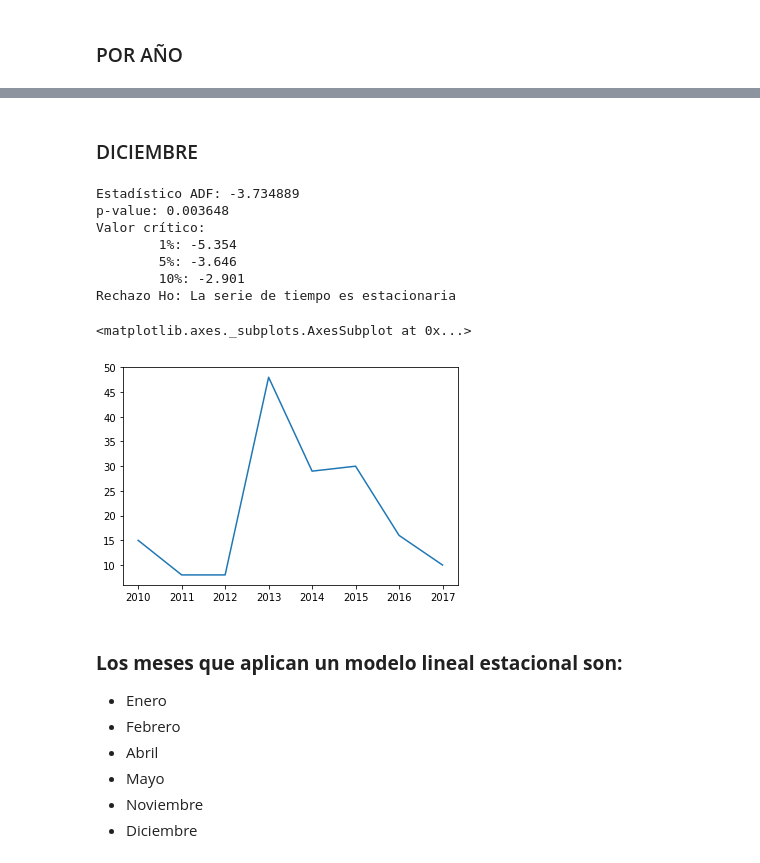
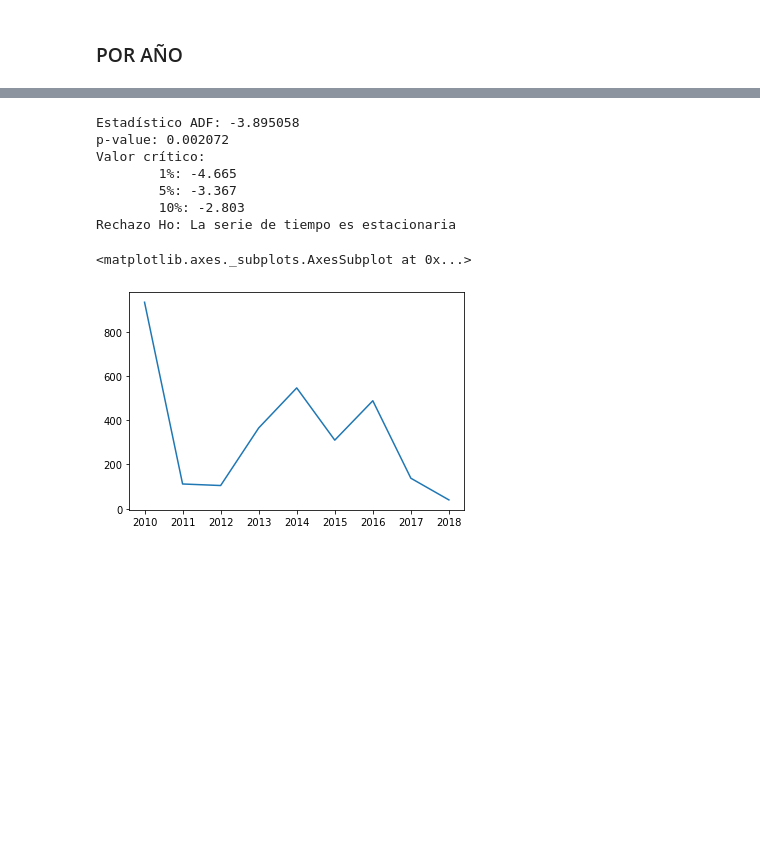
Before and after one commit to JuanImbachi/PDG, a Jupyter notebook: data_analytics/Exploración datos Buga.ipynb, the cells around one changed output, grey strips where cells are left out. Drawn from its saved outputs; the diff is of its cells as text; code cells hidden in the pictures; blank space fills up the shorter version.

```diff
--- a/data_analytics/Exploración datos Buga.ipynb
+++ b/data_analytics/Exploración datos Buga.ipynb
@@ -762,38 +195,25 @@ Rechazo Ho: La serie de tiempo es estacionaria
-# %% [markdown]
-### DICIEMBRE
-# %%
-aux=df[df.MesOcurrencia == 'diciembre']
-month=aux['Ano'].value_counts().sort_index()
-
-recsults = adfuller(month)
-print('Estadístico ADF: %f' % results[0])
-print('p-value: %f' % results[1])
-print('Valor crítico:')
-for key,value in results[4].items():
-    print('\t%s: %.3f'% (key,value))
-
-if results[0] < results[4]["5%"] :
-    print("Rechazo Ho: La serie de tiempo es estacionaria")
-else :
-    print("Acepta Ho: La serie de tiempo no es estacionaria")
-
-month.plot()
-# %% [output]
-Estadístico ADF: -3.734889
-p-value: 0.003648
-Valor crítico:
-        1%: -5.354
-        5%: -3.646
-        10%: -2.901
-Rechazo Ho: La serie de tiempo es estacionaria
-<matplotlib.axes._subplots.AxesSubplot at 0x...>
-[figure, removed]
-# %% [markdown]
-### **Los meses que aplican un modelo lineal estacional son:**
-
-- Enero
-- Febrero
-- Abril
-- Mayo
-- Noviembre
-- Diciembre
+# %%
+years = df['Ano'].value_counts().sort_index()
+results = adfuller(years)
+print('Estadístico ADF: %f' % results[0])
+print('p-value: %f' % results[1])
+print('Valor crítico:')
+for key,value in results[4].items():
+    print('\t%s: %.3f'% (key,value))
+
+if results[0] < results[4]["5%"] :
+    print("Rechazo Ho: La serie de tiempo es estacionaria")
+else :
+    print("Acepta Ho: La serie de tiempo no es estacionaria")
+
+df['Ano'].value_counts().sort_index().plot()
+# %% [output]
+Estadístico ADF: -3.895058
+p-value: 0.002072
+Valor crítico:
+        1%: -4.665
+        5%: -3.367
+        10%: -2.803
+Rechazo Ho: La serie de tiempo es estacionaria
+<matplotlib.axes._subplots.AxesSubplot at 0x...>
+[figure, added]
```
Also changed, not shown: parts of 87 cells of this notebook, 3 other files.
